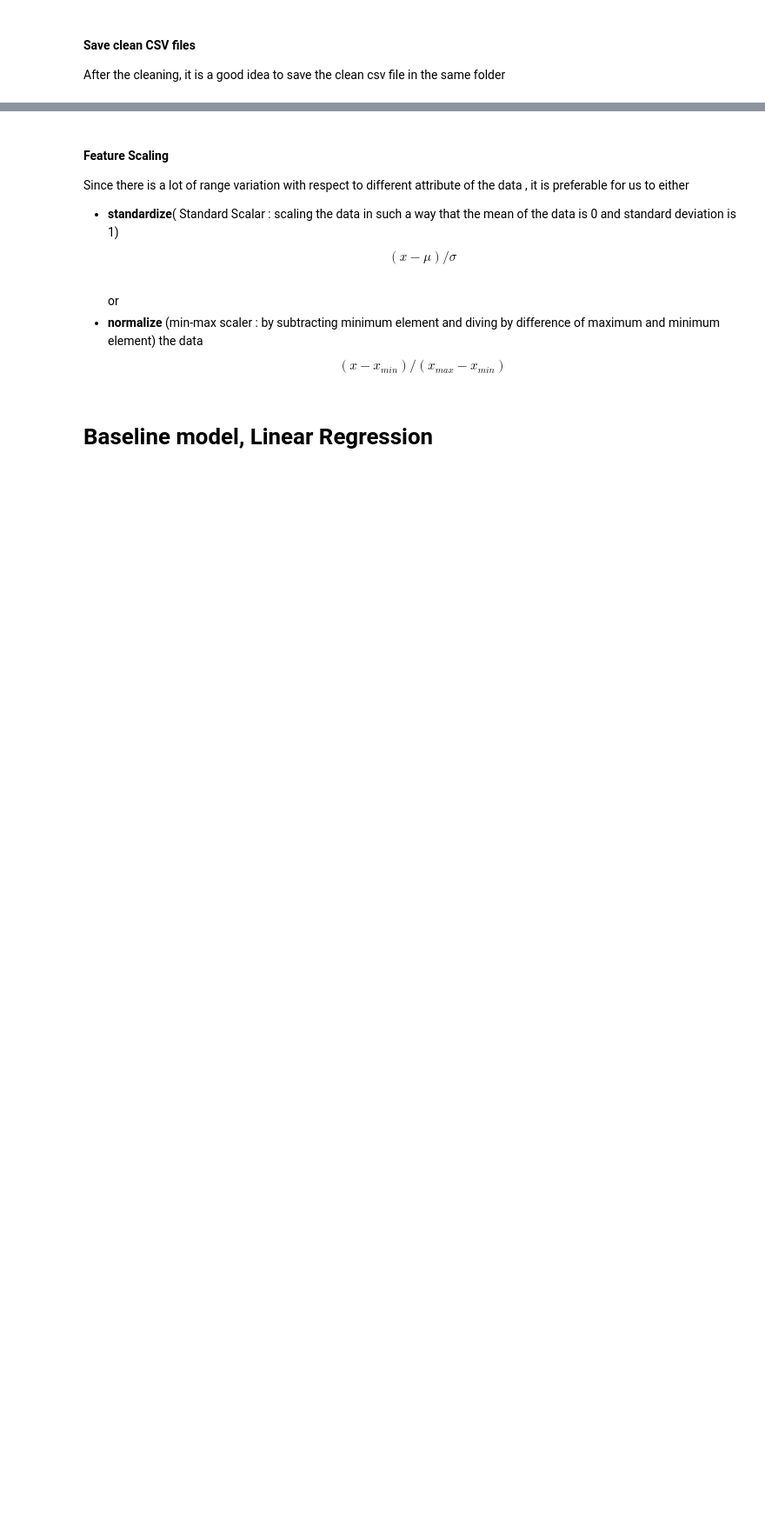
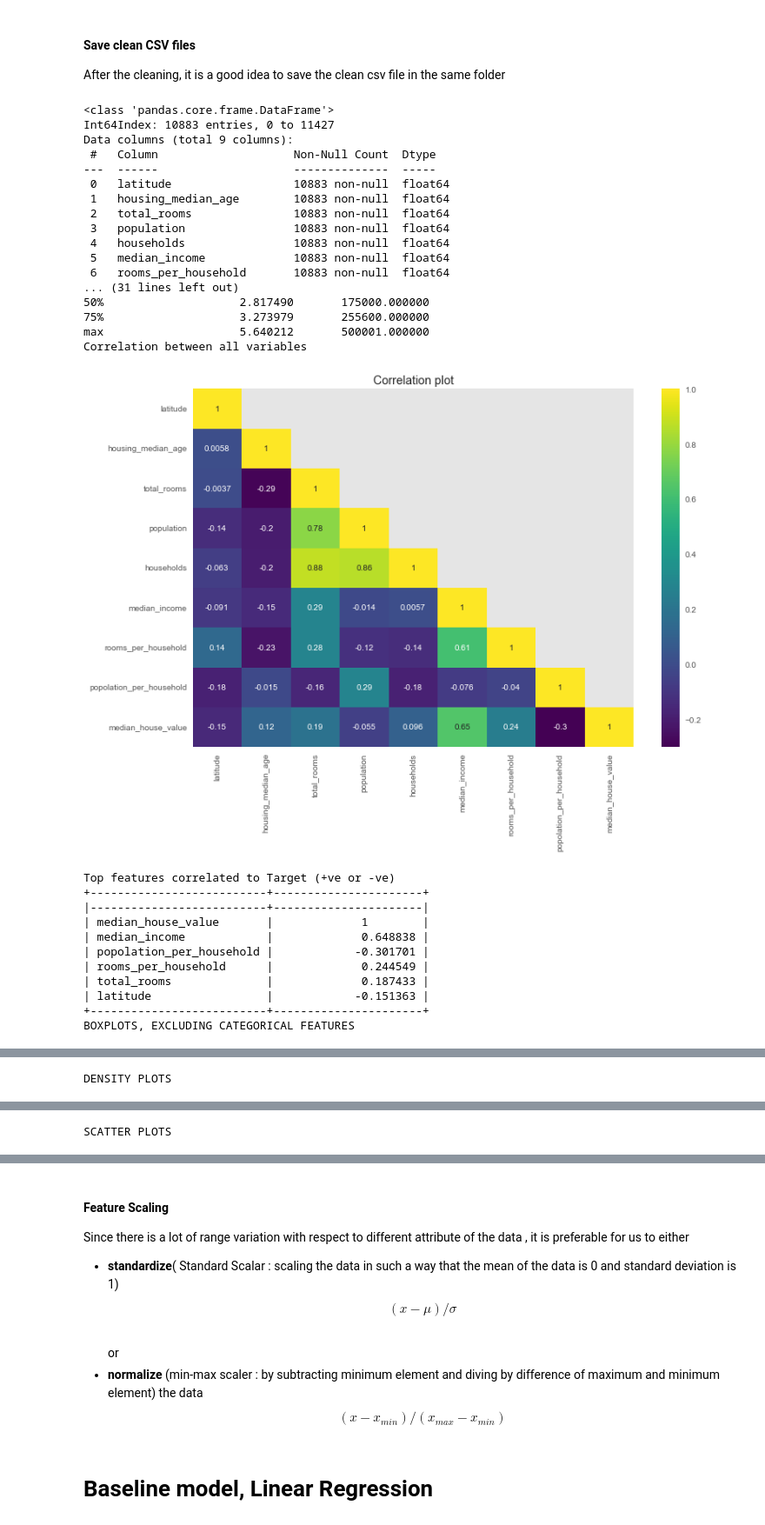
Before and after one commit to zohaibdr/DSportfolio_, a Jupyter notebook: 2.Calif-Housing-Pred/HouseValuePred.ipynb, the cells around one changed output, grey strips where cells are left out. Shown at 87% size. Cells and saved outputs as stored; diff of their text form; code cells hidden in the pictures; blank space fills up the shorter version.

```diff
--- a/2.Calif-Housing-Pred/HouseValuePred.ipynb
+++ b/2.Calif-Housing-Pred/HouseValuePred.ipynb
@@ -371,7 +383,44 @@ After the cleaning, it is a good idea to save the clean csv file in the same fol
 # %%
 Xy_train_reduced.to_csv ('housing_train_clean.csv', index = False, header=True)
 #while at it, we can also save the test data in a separate file
 
 y_test.reset_index(drop=True, inplace = True)
 Xy_test = pd.concat([X_test_reduced, y_test], axis = 1)
 Xy_test.to_csv ('housing_test.csv', index = False, header=True) #also save
+
+
+
+#------ Optional: Run EDA on cleaned data ---------
+DF = Xy_train_reduced.copy()
+DF.drop(labels=ocean_cols, axis = 1, inplace=True)  #disregard corr matrix in this case then
+%run EDAscript_copy.ipynb
+# %% [output]
+<class 'pandas.core.frame.DataFrame'>
+Int64Index: 10883 entries, 0 to 11427
+Data columns (total 9 columns):
+ #   Column                    Non-Null Count  Dtype
+---  ------                    --------------  -----
+ 0   latitude                  10883 non-null  float64
+ 1   housing_median_age        10883 non-null  float64
+ 2   total_rooms               10883 non-null  float64
+ 3   population                10883 non-null  float64
+ 4   households                10883 non-null  float64
+ 5   median_income             10883 non-null  float64
+ 6   rooms_per_household       10883 non-null  float64
+... (31 lines left out)
+50%                    2.817490       175000.000000
+75%                    3.273979       255600.000000
+max                    5.640212       500001.000000
+Correlation between all variables
+[figure, added]
+Top features correlated to Target (+ve or -ve)
++--------------------------+----------------------+
+|--------------------------+----------------------|
+| median_house_value       |             1        |
+| median_income            |             0.648838 |
+| popolation_per_household |            -0.301701 |
+| rooms_per_household      |             0.244549 |
+| total_rooms              |             0.187433 |
+| latitude                 |            -0.151363 |
++--------------------------+----------------------+
+BOXPLOTS, EXCLUDING CATEGORICAL FEATURES
@@ -377,0 +428 @@ Xy_test.to_csv ('housing_test.csv', index = False, header=True) #also save
+DENSITY PLOTS
@@ -377,0 +430 @@ Xy_test.to_csv ('housing_test.csv', index = False, header=True) #also save
+SCATTER PLOTS
```
Also changed, not shown: parts of 24 cells of this notebook, 3 other files.
